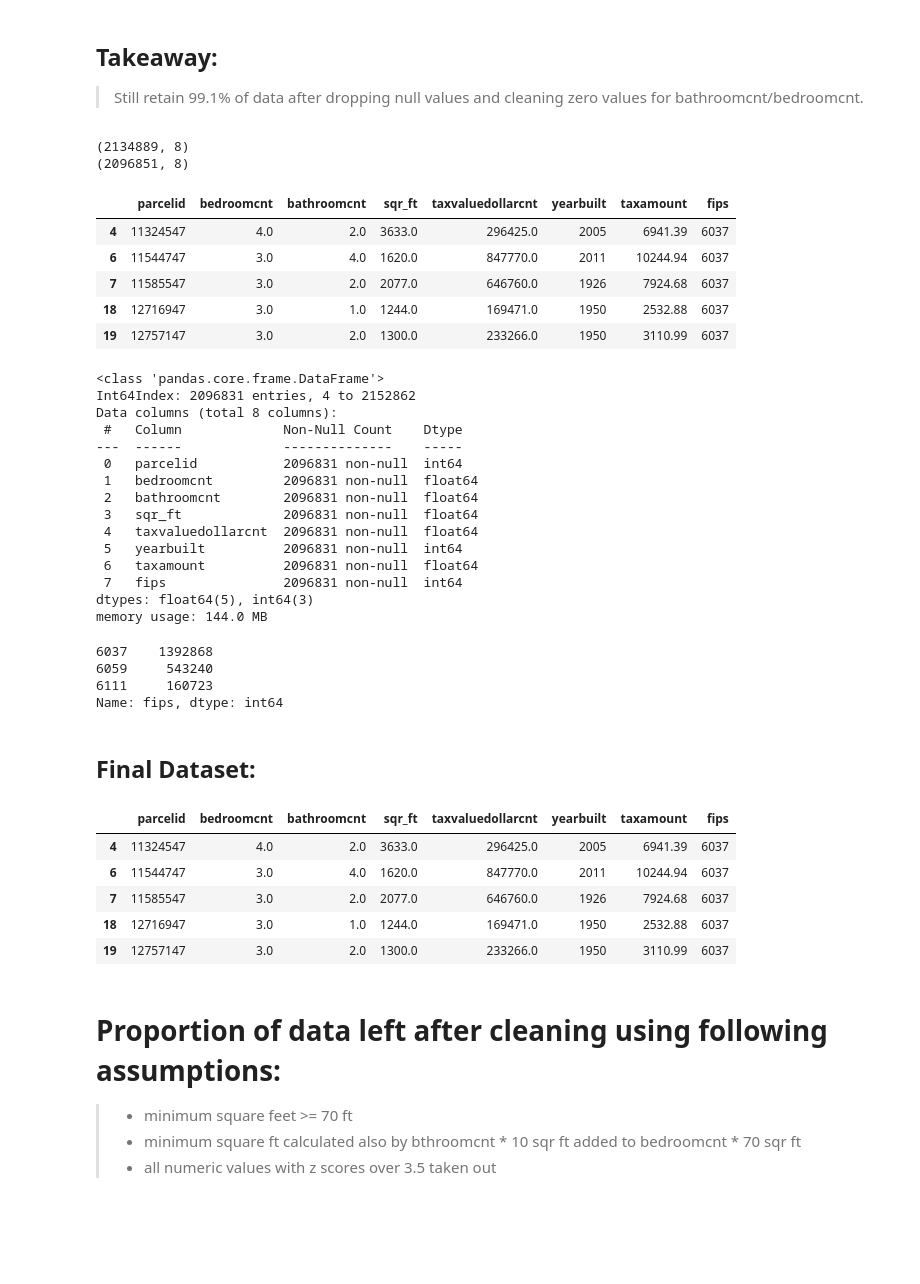
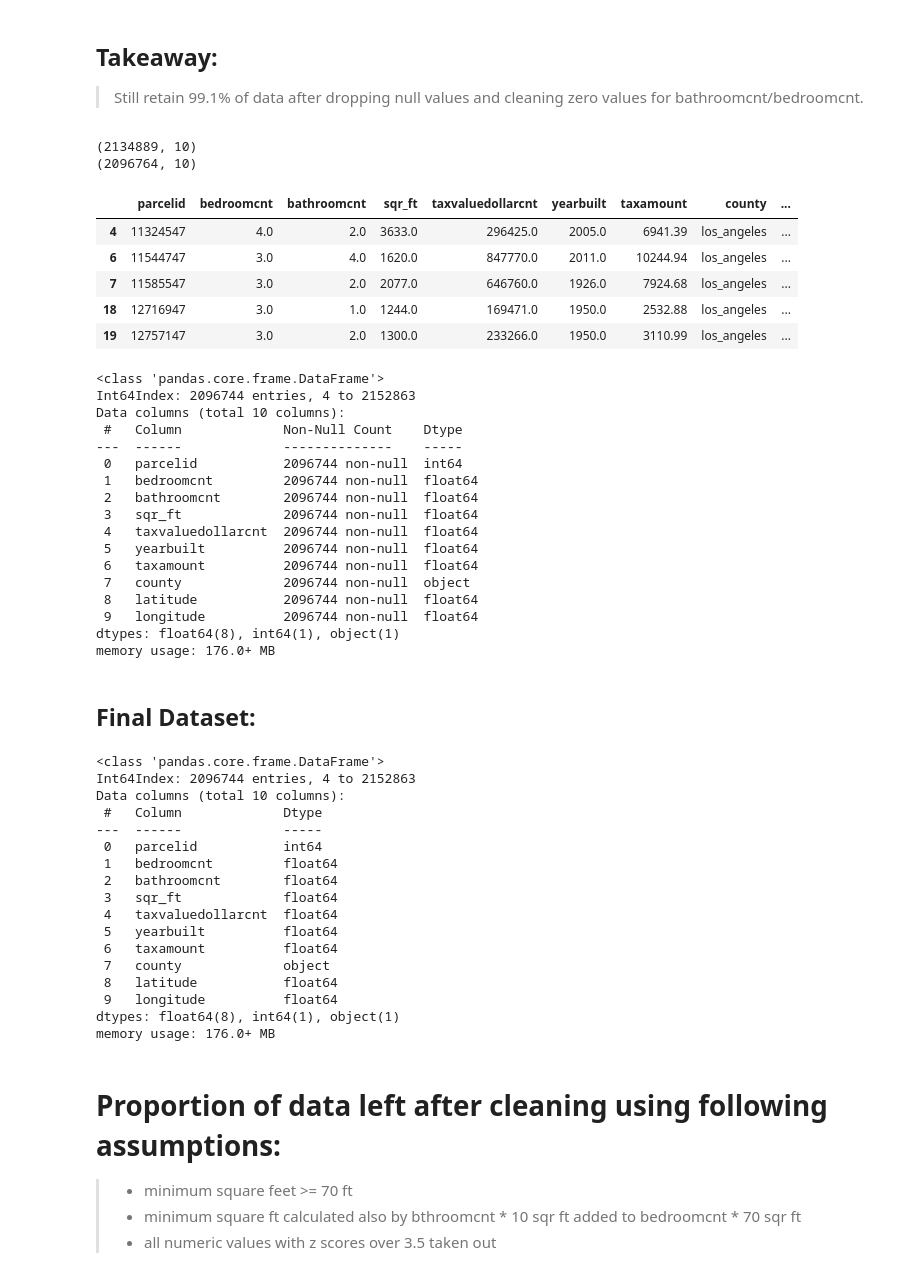
Before and after one commit to KyleTaylorGreen/regression-exercises, a Jupyter notebook: wrangle.ipynb, the cells around one changed output. Cells and saved outputs as stored; diff of their text form; code cells hidden in the pictures; blank space fills up the shorter version.

```diff
--- a/wrangle.ipynb
+++ b/wrangle.ipynb
@@ -157,39 +203,34 @@ zillow.shape[0] / acquire.get_zillow_data().shape[0]
 
 > Still retain 99.1% of data after dropping null values and cleaning zero values for bathroomcnt/bedroomcnt.
 # %%
-zillow = wr.wrangle_zillow()
+zillow, cats, quants = wr.wrangle_zillow()
 zillow.head()
 # %% [output]
-(2134889, 8)
-(2096851, 8)
+(2134889, 10)
+(2096764, 10)
-|  | parcelid | bedroomcnt | bathroomcnt | sqr_ft | taxvaluedollarcnt | yearbuilt | taxamount | fips |
-| 4 | 11324547 | 4.0 | 2.0 | 3633.0 | 296425.0 | 2005 | 6941.39 | 6037 |
-| 6 | 11544747 | 3.0 | 4.0 | 1620.0 | 847770.0 | 2011 | 10244.94 | 6037 |
-| 7 | 11585547 | 3.0 | 2.0 | 2077.0 | 646760.0 | 1926 | 7924.68 | 6037 |
-| 18 | 12716947 | 3.0 | 1.0 | 1244.0 | 169471.0 | 1950 | 2532.88 | 6037 |
-| 19 | 12757147 | 3.0 | 2.0 | 1300.0 | 233266.0 | 1950 | 3110.99 | 6037 |
+|  | parcelid | bedroomcnt | bathroomcnt | sqr_ft | taxvaluedollarcnt | yearbuilt | taxamount | county | ... |
+| 4 | 11324547 | 4.0 | 2.0 | 3633.0 | 296425.0 | 2005.0 | 6941.39 | los_angeles | ... |
+| 6 | 11544747 | 3.0 | 4.0 | 1620.0 | 847770.0 | 2011.0 | 10244.94 | los_angeles | ... |
+| 7 | 11585547 | 3.0 | 2.0 | 2077.0 | 646760.0 | 1926.0 | 7924.68 | los_angeles | ... |
+| 18 | 12716947 | 3.0 | 1.0 | 1244.0 | 169471.0 | 1950.0 | 2532.88 | los_angeles | ... |
+| 19 | 12757147 | 3.0 | 2.0 | 1300.0 | 233266.0 | 1950.0 | 3110.99 | los_angeles | ... |
 # %%
 zillow.info(show_counts=True)
 # %% [output]
 <class 'pandas.core.frame.DataFrame'>
-Int64Index: 2096831 entries, 4 to 2152862
-Data columns (total 8 columns):
+Int64Index: 2096744 entries, 4 to 2152863
+Data columns (total 10 columns):
  #   Column             Non-Null Count    Dtype
 ---  ------             --------------    -----
- 0   parcelid           2096831 non-null  int64
- 1   bedroomcnt         2096831 non-null  float64
- 2   bathroomcnt        2096831 non-null  float64
- 3   sqr_ft             2096831 non-null  float64
- 4   taxvaluedollarcnt  2096831 non-null  float64
- 5   yearbuilt          2096831 non-null  int64
- 6   taxamount          2096831 non-null  float64
- 7   fips               2096831 non-null  int64
-dtypes: float64(5), int64(3)
-memory usage: 144.0 MB
+ 0   parcelid           2096744 non-null  int64
+ 1   bedroomcnt         2096744 non-null  float64
+ 2   bathroomcnt        2096744 non-null  float64
+ 3   sqr_ft             2096744 non-null  float64
+ 4   taxvaluedollarcnt  2096744 non-null  float64
+ 5   yearbuilt          2096744 non-null  float64
+ 6   taxamount          2096744 non-null  float64
+ 7   county             2096744 non-null  object
+ 8   latitude           2096744 non-null  float64
+ 9   longitude          2096744 non-null  float64
+dtypes: float64(8), int64(1), object(1)
+memory usage: 176.0+ MB
-# %%
-zillow.fips.value_counts()
-# %% [output]
-6037    1392868
-6059     543240
-6111     160723
-Name: fips, dtype: int64
@@ -202,13 +238,25 @@ counties = {'06037': 'los_angeles',
 ## Final Dataset:
 # %%
 zillow.head()
+zillow.info()
 # %% [output]
-|  | parcelid | bedroomcnt | bathroomcnt | sqr_ft | taxvaluedollarcnt | yearbuilt | taxamount | fips |
-| 4 | 11324547 | 4.0 | 2.0 | 3633.0 | 296425.0 | 2005 | 6941.39 | 6037 |
-| 6 | 11544747 | 3.0 | 4.0 | 1620.0 | 847770.0 | 2011 | 10244.94 | 6037 |
-| 7 | 11585547 | 3.0 | 2.0 | 2077.0 | 646760.0 | 1926 | 7924.68 | 6037 |
-| 18 | 12716947 | 3.0 | 1.0 | 1244.0 | 169471.0 | 1950 | 2532.88 | 6037 |
-| 19 | 12757147 | 3.0 | 2.0 | 1300.0 | 233266.0 | 1950 | 3110.99 | 6037 |
+<class 'pandas.core.frame.DataFrame'>
+Int64Index: 2096744 entries, 4 to 2152863
+Data columns (total 10 columns):
+ #   Column             Dtype
+---  ------             -----
+ 0   parcelid           int64
+ 1   bedroomcnt         float64
+ 2   bathroomcnt        float64
+ 3   sqr_ft             float64
+ 4   taxvaluedollarcnt  float64
+ 5   yearbuilt          float64
+ 6   taxamount          float64
+ 7   county             object
+ 8   latitude           float64
+ 9   longitude          float64
+dtypes: float64(8), int64(1), object(1)
+memory usage: 176.0+ MB
 # %% [markdown]
 # Proportion of data left after cleaning using following assumptions:
  > * minimum square feet >= 70 ft
```
Also changed, not shown: parts of 21 cells of this notebook, 5 other files.
